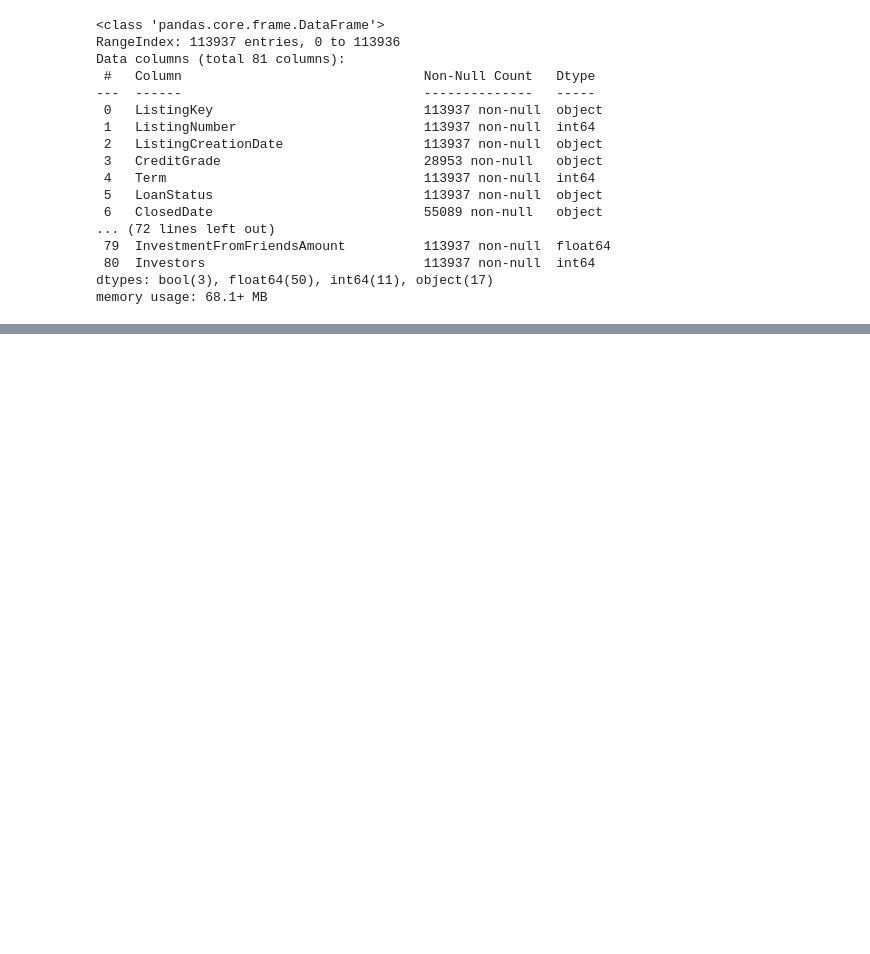
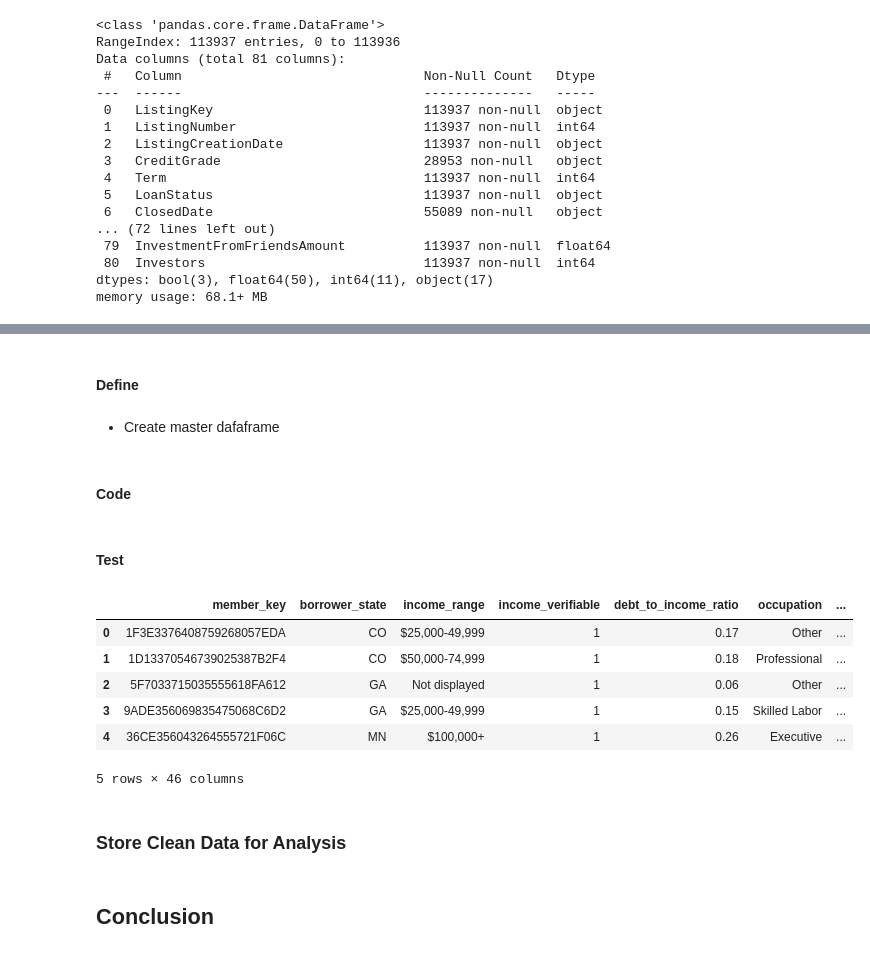
Before and after one commit to scdone/loan_data_visualization, a Jupyter notebook: data_wrangling_and_cleaning.ipynb, the cells around one changed output, grey strips where cells are left out. Cells and saved outputs as stored; diff of their text form; code cells hidden in the pictures; blank space fills up the shorter version.

```diff
--- a/data_wrangling_and_cleaning.ipynb
+++ b/data_wrangling_and_cleaning.ipynb
@@ -99,0 +502,23 @@ df.isna()
+# %% [markdown]
+#### Define
+# %% [markdown]
+- Create master dafaframe
+# %% [markdown]
+#### Code
+# %%
+master_loan_df = clean_df.copy()
+# %% [markdown]
+#### Test
+# %%
+# checks to see dataframe was created successfully
+master_loan_df.head()
+# %% [output]
+|  | member_key | borrower_state | income_range | income_verifiable | debt_to_income_ratio | occupation | ... |
+| 0 | 1F3E3376408759268057EDA | CO | $25,000-49,999 | 1 | 0.17 | Other | ... |
+| 1 | 1D13370546739025387B2F4 | CO | $50,000-74,999 | 1 | 0.18 | Professional | ... |
+| 2 | 5F7033715035555618FA612 | GA | Not displayed | 1 | 0.06 | Other | ... |
+| 3 | 9ADE356069835475068C6D2 | GA | $25,000-49,999 | 1 | 0.15 | Skilled Labor | ... |
+| 4 | 36CE356043264555721F06C | MN | $100,000+ | 1 | 0.26 | Executive | ... |
+5 rows × 46 columns
+# %% [markdown]
+### Store Clean Data for Analysis
@@ -99,0 +537,2 @@ df.isna()
+# %% [markdown]
+## Conclusion
```
Also changed, not shown: parts of 64 cells of this notebook, 3 other files.
